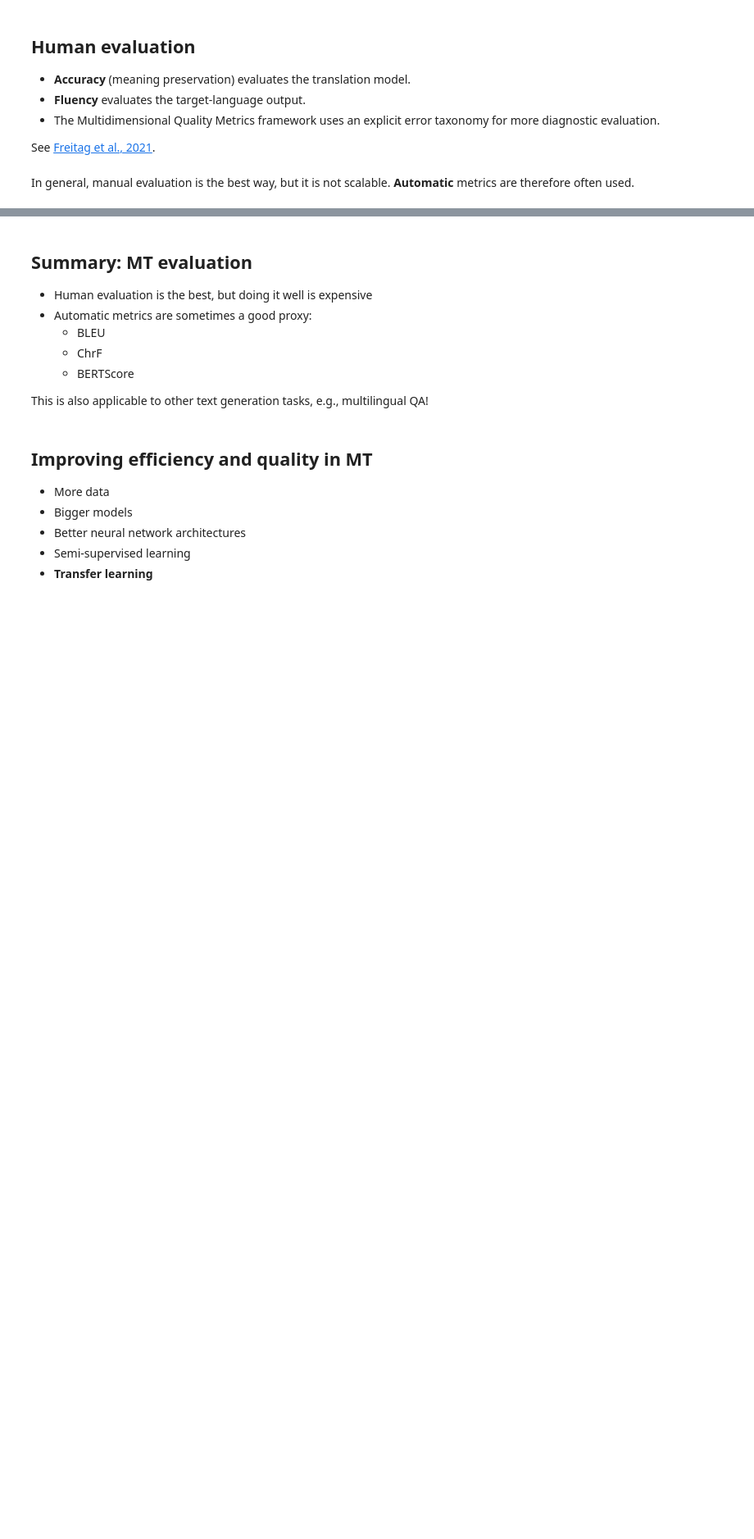
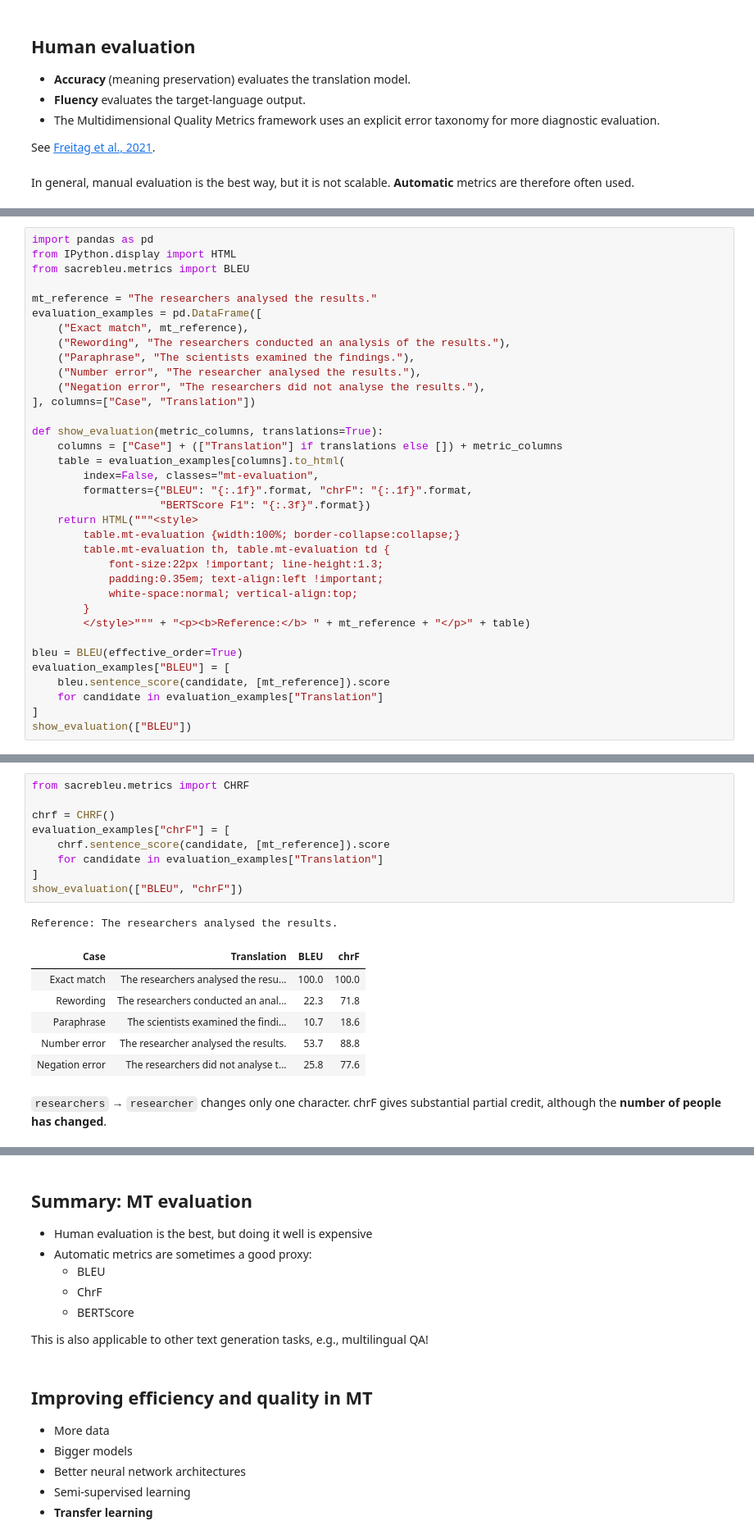
Before and after one commit to coastalcph/nlp-course, a Jupyter notebook: chapters/nmt_slides_active.ipynb, the cells around one changed output, grey strips where cells are left out. Shown at 82% size. Saved outputs shown, nothing was run; the diff lists cells and outputs as text; blank space fills up the shorter version.

```diff
--- a/chapters/nmt_slides_active.ipynb
+++ b/chapters/nmt_slides_active.ipynb
@@ -552,0 +463,35 @@ F1.item()
+# %%
+import pandas as pd
+from IPython.display import HTML
+from sacrebleu.metrics import BLEU
+
+mt_reference = "The researchers analysed the results."
+evaluation_examples = pd.DataFrame([
+    ("Exact match", mt_reference),
+    ("Rewording", "The researchers conducted an analysis of the results."),
+    ("Paraphrase", "The scientists examined the findings."),
+    ("Number error", "The researcher analysed the results."),
+    ("Negation error", "The researchers did not analyse the results."),
+], columns=["Case", "Translation"])
+
+def show_evaluation(metric_columns, translations=True):
+    columns = ["Case"] + (["Translation"] if translations else []) + metric_columns
+    table = evaluation_examples[columns].to_html(
+        index=False, classes="mt-evaluation",
+        formatters={"BLEU": "{:.1f}".format, "chrF": "{:.1f}".format,
+                    "BERTScore F1": "{:.3f}".format})
+    return HTML("""<style>
+        table.mt-evaluation {width:100%; border-collapse:collapse;}
+        table.mt-evaluation th, table.mt-evaluation td {
+            font-size:22px !important; line-height:1.3;
+            padding:0.35em; text-align:left !important;
+            white-space:normal; vertical-align:top;
+        }
+        </style>""" + "<p><b>Reference:</b> " + mt_reference + "</p>" + table)
+
+bleu = BLEU(effective_order=True)
+evaluation_examples["BLEU"] = [
+    bleu.sentence_score(candidate, [mt_reference]).score
+    for candidate in evaluation_examples["Translation"]
+]
+show_evaluation(["BLEU"])
@@ -552,0 +534,19 @@ F1.item()
+# %%
+from sacrebleu.metrics import CHRF
+
+chrf = CHRF()
+evaluation_examples["chrF"] = [
+    chrf.sentence_score(candidate, [mt_reference]).score
+    for candidate in evaluation_examples["Translation"]
+]
+show_evaluation(["BLEU", "chrF"])
+# %% [output]
+Reference: The researchers analysed the results.
+| Case | Translation | BLEU | chrF |
+| Exact match | The researchers analysed the resu... | 100.0 | 100.0 |
+| Rewording | The researchers conducted an anal... | 22.3 | 71.8 |
+| Paraphrase | The scientists examined the findi... | 10.7 | 18.6 |
+| Number error | The researcher analysed the results. | 53.7 | 88.8 |
+| Negation error | The researchers did not analyse t... | 25.8 | 77.6 |
+# %% [markdown]
+`researchers` → `researcher` changes only one character. chrF gives substantial partial credit, although the **number of people has changed**.
```
Also changed, not shown: parts of 42 cells of this notebook, 2 other files.
